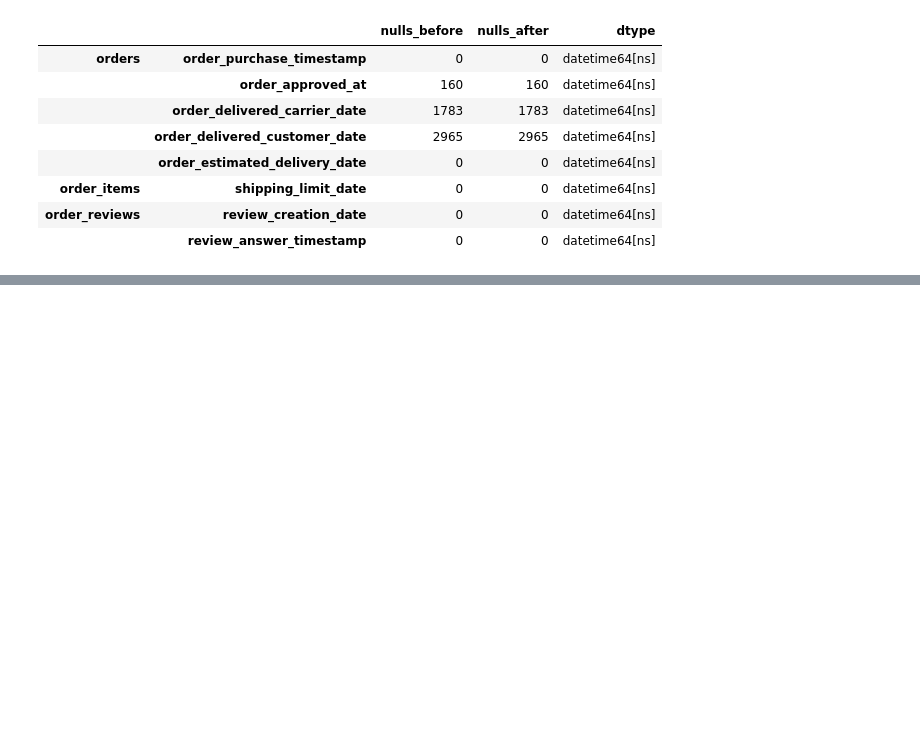
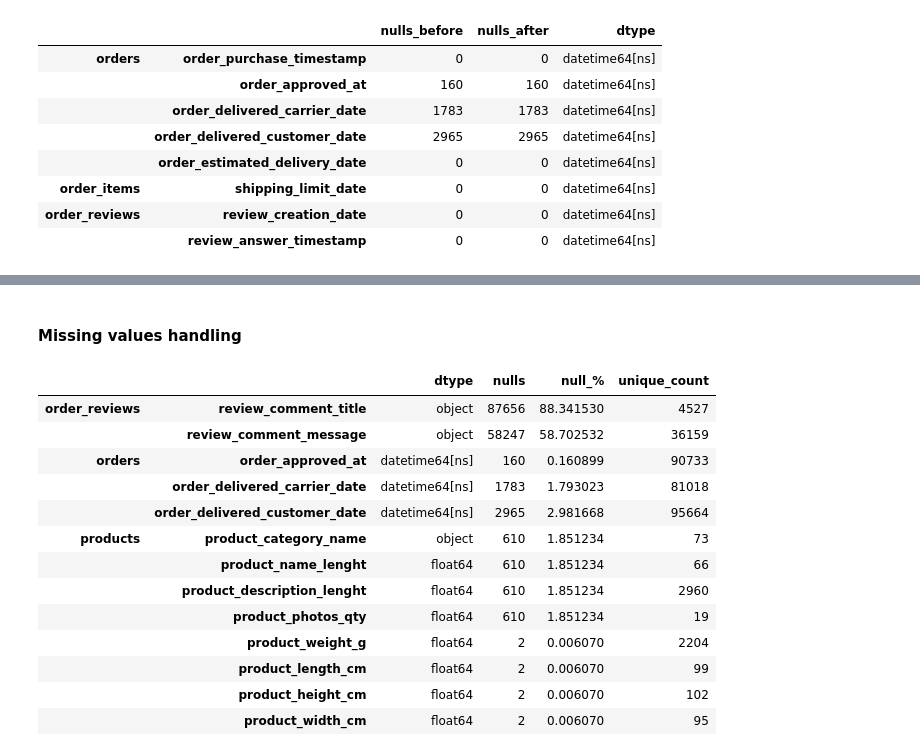
Before and after one commit to vishnu-kashyap-k/cart2insights, a Jupyter notebook: notebooks/03_data_cleaning.ipynb, the cells around one changed output, grey strips where cells are left out. Cells and saved outputs as stored; diff of their text form; code cells hidden in the pictures; blank space fills up the shorter version.

```diff
--- a/notebooks/03_data_cleaning.ipynb
+++ b/notebooks/03_data_cleaning.ipynb
@@ -82,0 +108,28 @@ date_check
+# %% [markdown]
+#### Missing values handling
+# %%
+# same code copied to see the nulls
+# A function is created to perform these operations, instead of repeating same code for all the tables.
+def column_info(df):
+    # all these results are converted to a dataframe for better visibility
+    info= pd.DataFrame({'dtype':df.dtypes, 'nulls':df.isnull().sum(), 'null_%':df.isnull().mean()*100, 'unique_count':df.nunique()})
+    return info
+# all the tables info are executed using the loop and combined using 'pd.concat'
+all_column_info= pd.concat({table_name:column_info(df) for table_name,df in dfs.items()})
+# boolean indexing to check only the null columns info
+all_column_info[all_column_info['nulls']>0]
+# %% [output]
+|  |  | dtype | nulls | null_% | unique_count |
+| order_reviews | review_comment_title | object | 87656 | 88.341530 | 4527 |
+|  | review_comment_message | object | 58247 | 58.702532 | 36159 |
+| orders | order_approved_at | datetime64[ns] | 160 | 0.160899 | 90733 |
+|  | order_delivered_carrier_date | datetime64[ns] | 1783 | 1.793023 | 81018 |
+|  | order_delivered_customer_date | datetime64[ns] | 2965 | 2.981668 | 95664 |
+| products | product_category_name | object | 610 | 1.851234 | 73 |
+|  | product_name_lenght | float64 | 610 | 1.851234 | 66 |
+|  | product_description_lenght | float64 | 610 | 1.851234 | 2960 |
+|  | product_photos_qty | float64 | 610 | 1.851234 | 19 |
+|  | product_weight_g | float64 | 2 | 0.006070 | 2204 |
+|  | product_length_cm | float64 | 2 | 0.006070 | 99 |
+|  | product_height_cm | float64 | 2 | 0.006070 | 102 |
+|  | product_width_cm | float64 | 2 | 0.006070 | 95 |
```
Also changed, not shown: parts of 17 cells of this notebook.
